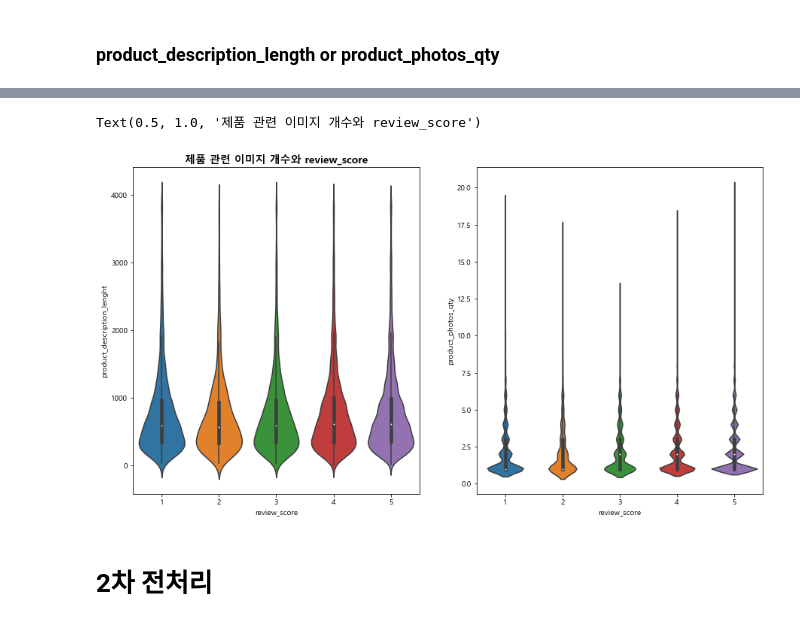
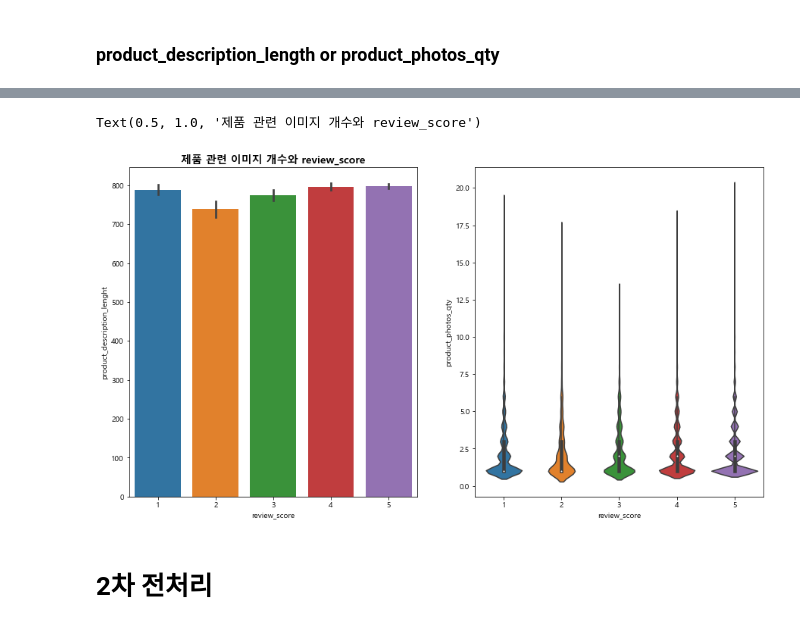
Before and after one commit to changyong93/project_Brazilian-E-Commerce-Public-Dataset-by-Olist, a Jupyter notebook: preprocessing and feature engineering.ipynb, the cells around one changed output, grey strips where cells are left out. Cells and saved outputs as stored; diff of their text form; code cells hidden in the pictures.

```diff
--- a/preprocessing and feature engineering.ipynb
+++ b/preprocessing and feature engineering.ipynb
@@ -1129,13 +1155,13 @@ plt.show()
 # %%
 fig,ax = plt.subplots(1,2, figsize = (15,8))
 
-sns.violinplot(x = df.review_score, y = df.product_description_lenght, ax = ax[0])
+sns.bar(x = df.review_score, y = df.product_description_lenght, ax = ax[0])
 ax[0].set_title("제품 설명 길이와 review_score", size = 14, fontweight = "bold")
 sns.violinplot(x = df.review_score, y = df.product_photos_qty, ax = ax[1])
 ax[0].set_title("제품 관련 이미지 개수와 review_score", size = 14, fontweight = "bold")
 # %% [output]
 Text(0.5, 1.0, '제품 관련 이미지 개수와 review_score')
-[figure, old version]
+[figure, new version]
 # %% [markdown]
 # 2차 전처리
 # %% [markdown]
```
Also changed, not shown: parts of 22 cells of this notebook.
